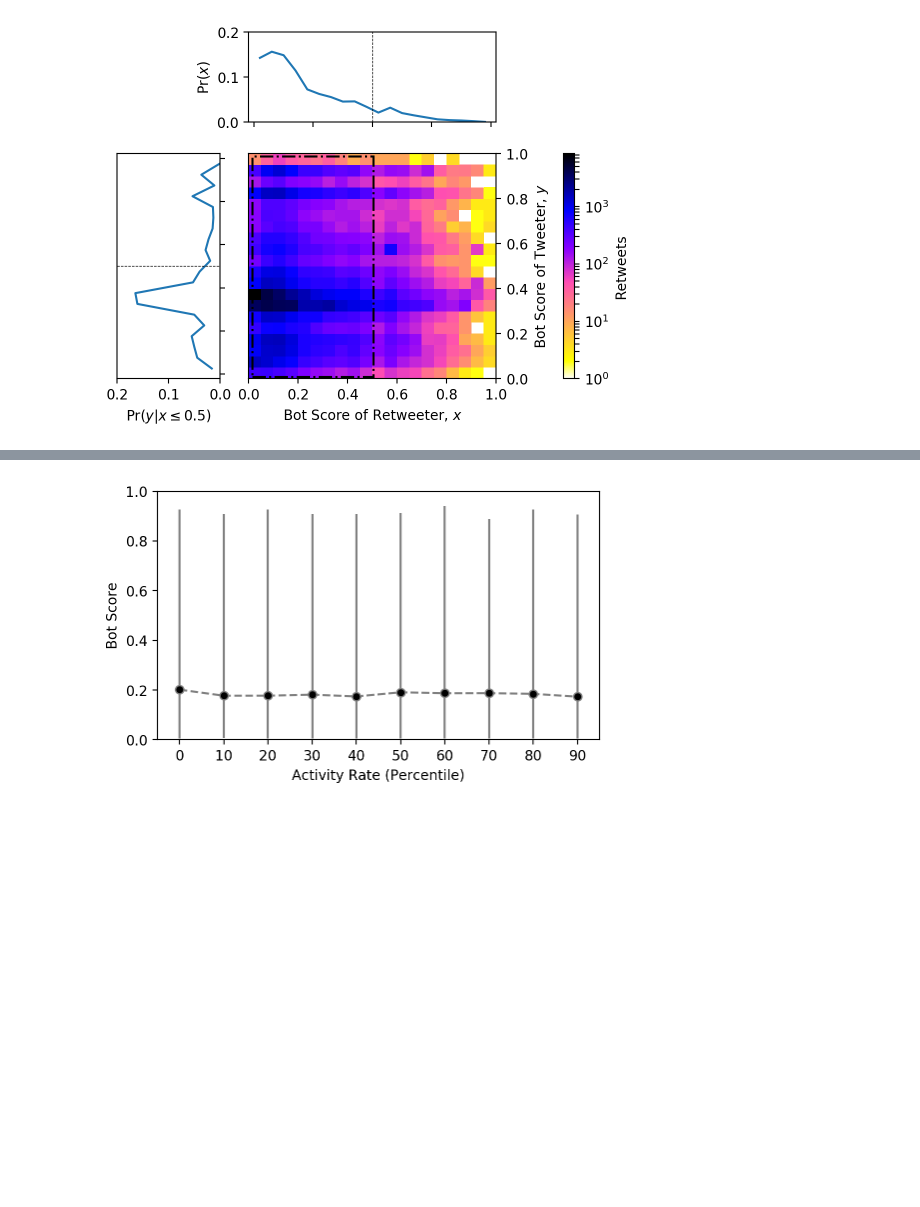
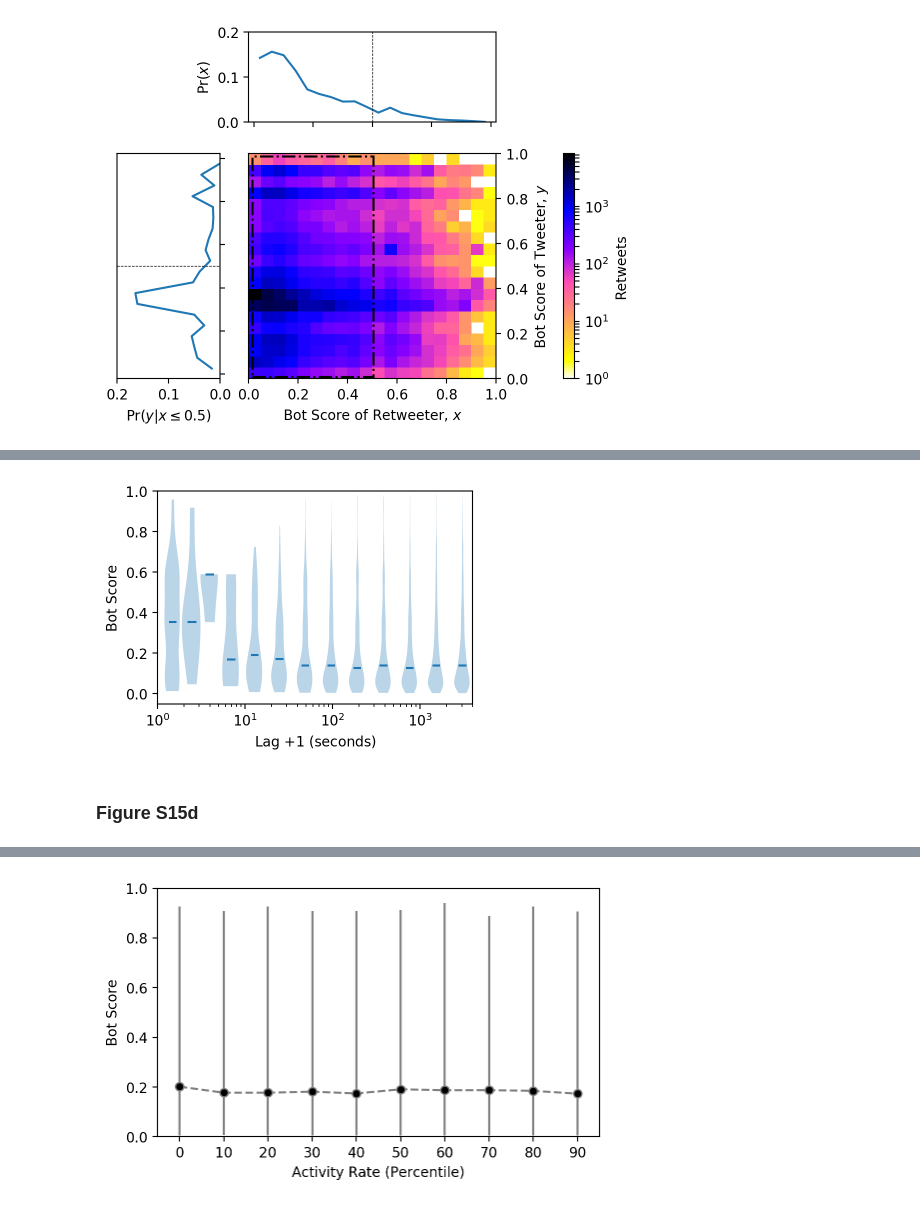
Before and after one commit to osome-iu/HoaxyBots, a Jupyter notebook: HoaxyBotsReproduction.ipynb, the cells around one changed output, grey strips where cells are left out. Cells and saved outputs as stored; diff of their text form; code cells hidden in the pictures; blank space fills up the shorter version.

```diff
--- a/HoaxyBotsReproduction.ipynb
+++ b/HoaxyBotsReproduction.ipynb
@@ -1681,0 +1808,70 @@ plot_bots_retweeter_and_tweeter(exclude_account=True)
+# %%
+fn1 = join(DATA_DIR, 'S11_first_hour_tweets_for_top1000_articles.lc.csv')
+fn2 = join(DATA_DIR, 'S11_sampled_first_hour_users_for_top1000_articles.lc.csv')
+fn3 = join(DATA_DIR, 'sub_user_bot_score.calibrated.csv')
+
+with_theonion = False
+with_breit = False
+first = False
+base = 2
+
+df1 = pd.read_csv(fn1)
+df2 = pd.read_csv(fn2)
+df3 = pd.read_csv(fn3, usecols=['user_raw_id', 'bot_score'])
+if with_theonion is False:
+    df1 = df1.loc[df1.site_id != 129]
+if with_breit is False:
+    df1 = df1.loc[df1.site_id != 95]
+df3 = df3.loc[df3.bot_score.notnull()]
+df3 = df3.loc[df3.user_raw_id.isin(df2.user_raw_id.values)]
+df = pd.merge(df1, df3, on='user_raw_id', how='inner')
+logger.info('%s tweets from %s accounts', df.tweet_id.nunique(),
+            df.user_raw_id.nunique())
+df.sort_values('second', inplace=True)
+if first is True:
+    logger.info('Keep first appeared tweets only!')
+    logger.info('Before drop duplicates: %s', len(df))
+    df = df.drop_duplicates(['article_id', 'user_raw_id'], keep='last')
+    logger.info('After drop duplicates: %s', len(df))
+X = df.second.values + 1
+logger.info('Maximum seconds is: %s', X.max())
+if len(df.loc[df.second == 1]) > 0:
+    logger.info('bin [1,2) needed!')
+    nxbins = int(np.ceil(nplog(X.max(), base=base))) + 1
+    xbins = np.ones(nxbins + 1)
+    xbins[1:] = 1 + base**np.arange(0, nxbins)
+else:
+    logger.info('bin [1,2) not needed!')
+    nxbins = int(np.ceil(nplog(X.max(), base=base)))
+    xbins = base**np.arange(0, nxbins + 1)
+logger.info('xbins are %s', xbins)
+data = []
+for i in range(nxbins - 1):
+    dfi = df.loc[(X >= xbins[i]) & (X < xbins[i + 1])]
+    data.append(dfi.bot_score.values)
+dfi = df.loc[(X >= xbins[nxbins - 1]) & (X <= xbins[nxbins])]
+data.append(dfi.bot_score.values)
+f, ax = plt.subplots(figsize=FIGSIZE)
+positions = xbins[:-1] + np.true_divide(xbins[1:] - xbins[:-1], 2)
+logger.info('positions=%s', positions)
+ax.violinplot(
+    data,
+    positions=positions,
+    vert=True,
+    widths=0.6 * xbins[:-1],
+    showmeans=False,
+    showextrema=False,
+    showmedians=True,
+    points=100,
+)
+ax.set_xlabel('Lag $+1$ (seconds)')
+ax.set_ylabel('Bot Score')
+ax.set_ylim([-0.05, 1.0])
+ax.set_xscale('log')
+ax.set_xlim([1, 4e3])
+plt.tight_layout()
+plt.show()
+# %% [output]
+[figure, added]
+# %% [markdown]
+### Figure S15d
```
Also changed, not shown: parts of 15 cells of this notebook.
